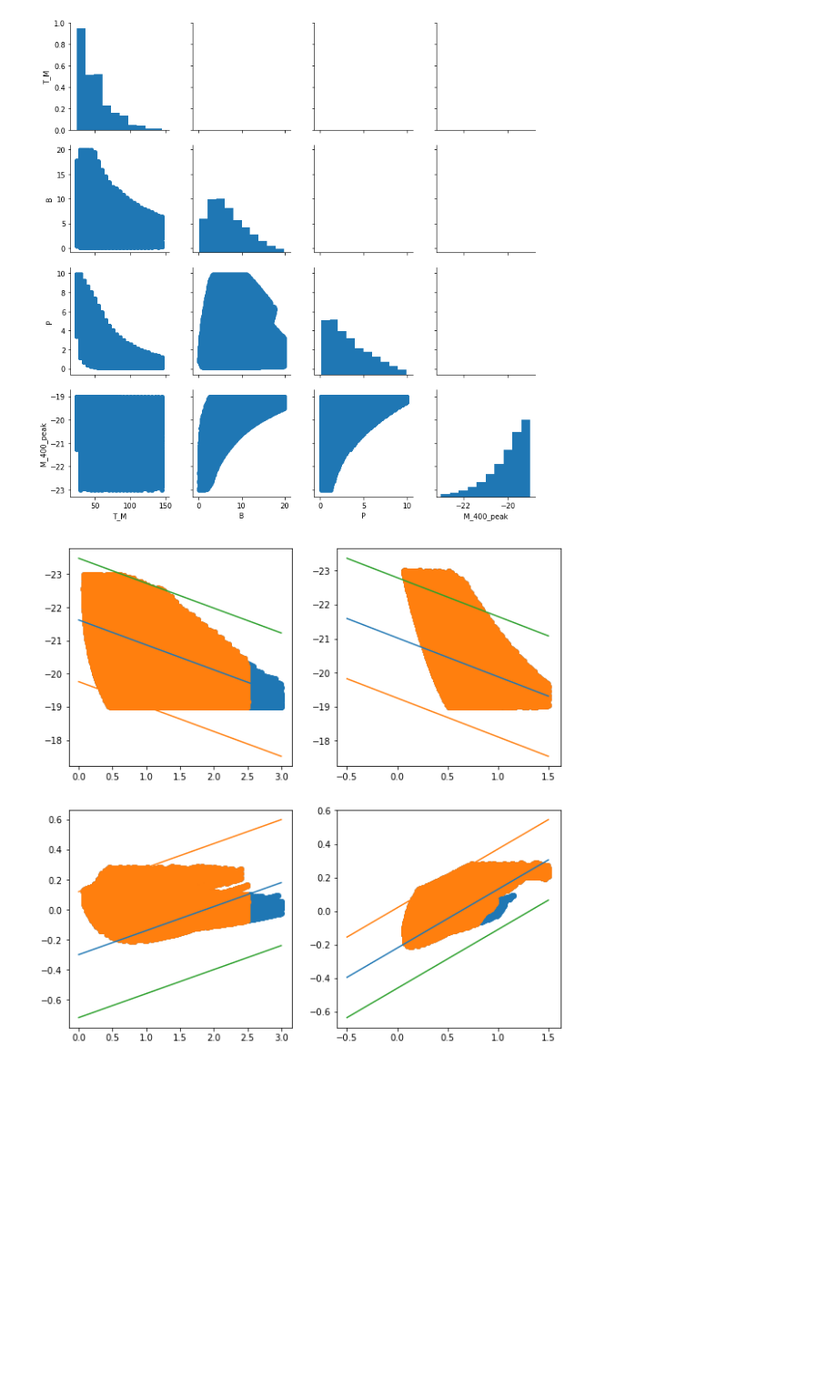
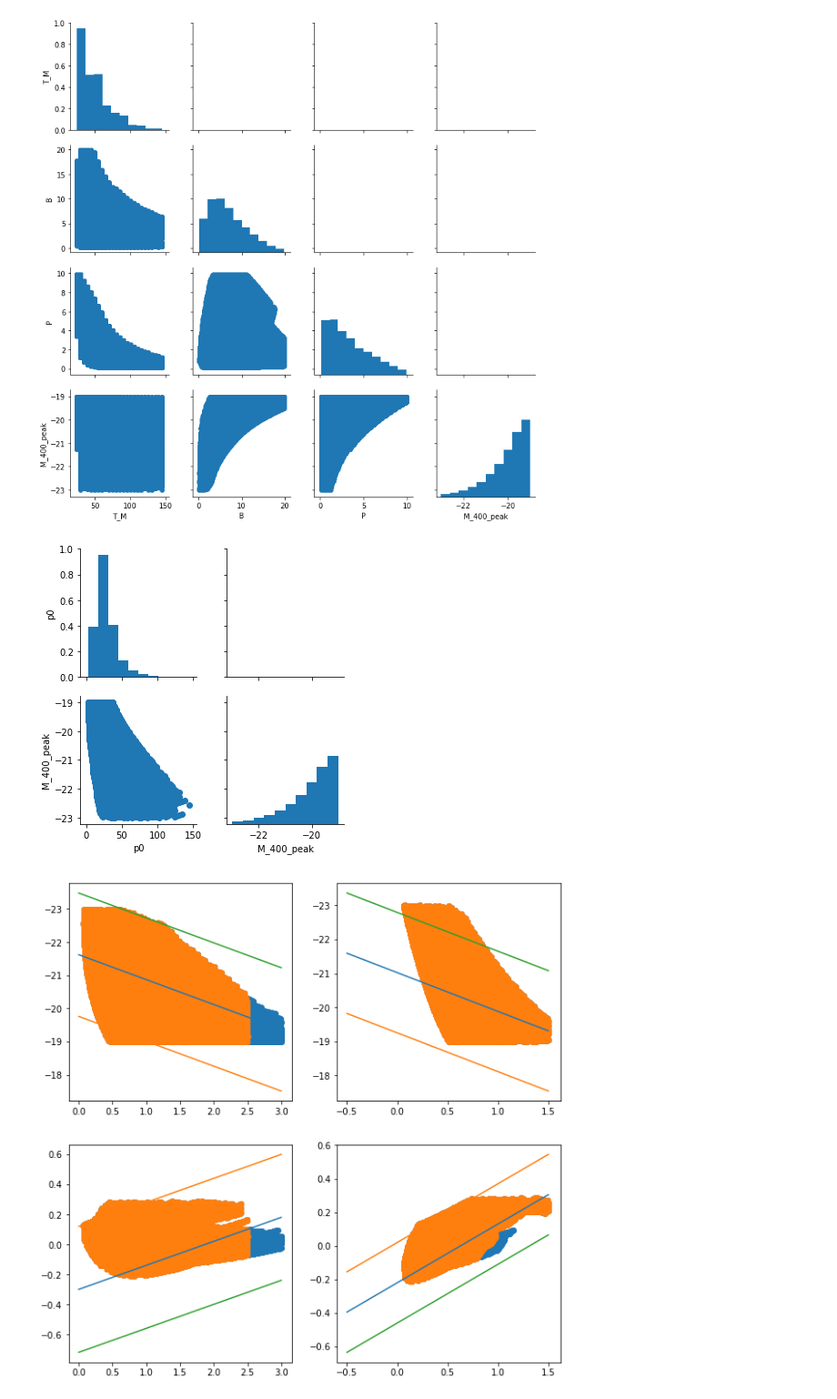
Before and after one commit to SzymonPrajs/pyMagnetar, a Jupyter notebook: analyse_magnetar.ipynb, the cells around one changed output. Shown at 91% size. Saved outputs shown, nothing was run; the diff lists cells and outputs as text; code cells hidden in the pictures; blank space fills up the shorter version.

```diff
--- a/analyse_magnetar.ipynb
+++ b/analyse_magnetar.ipynb
@@ -34,10 +34,12 @@ g = g.map_lower(plt.scatter)
 # %% [output]
 [figure]
 # %%
-# g = sns.PairGrid(df[["p0", "M_400_peak"]])
-# g = g.map_diag(plt.hist)
-# # g = g.map_lower(plt.scatter)
+g = sns.PairGrid(df[["p0", "M_400_peak"]])
+g = g.map_diag(plt.hist)
+g = g.map_lower(plt.scatter)
 # g = g.map_upper(sns.kdeplot)
+# %% [output]
+[figure, added]
 # %%
 # g = sns.PairGrid(df[["M_400_peak", "C_peak", "dM_400_p30", "C_p30"]])
 # g = g.map_diag(plt.hist)
```
Also changed, not shown: 1 other file.
